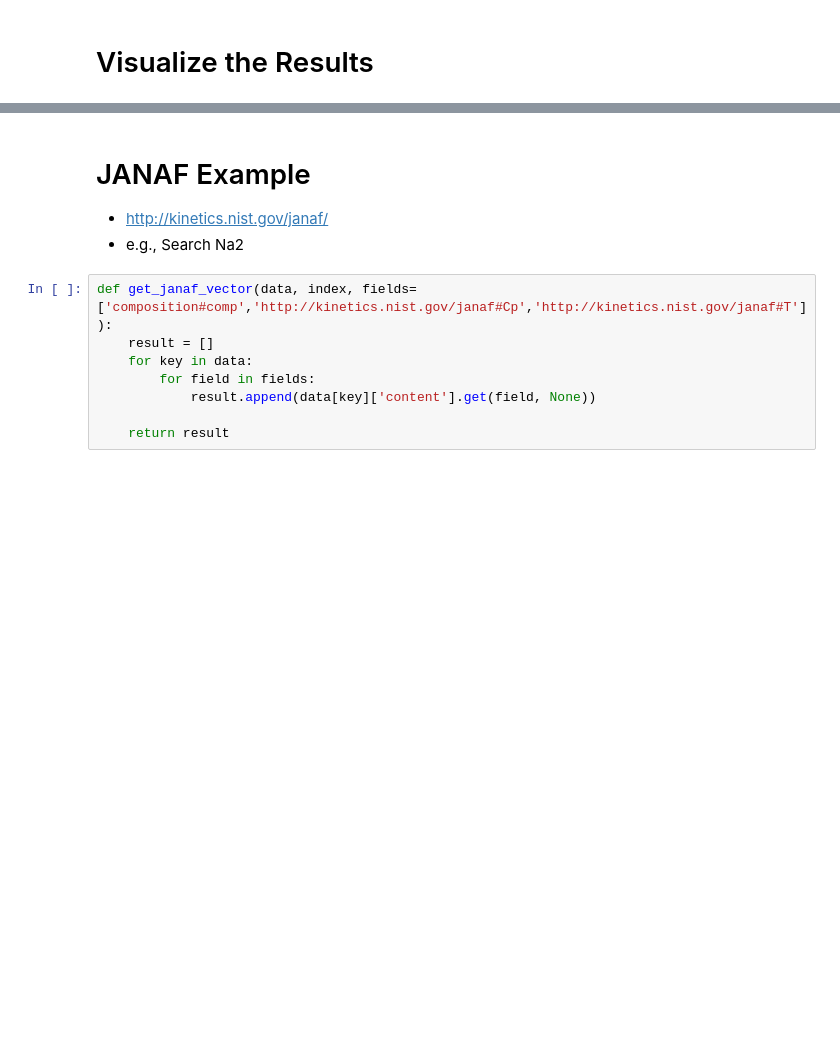
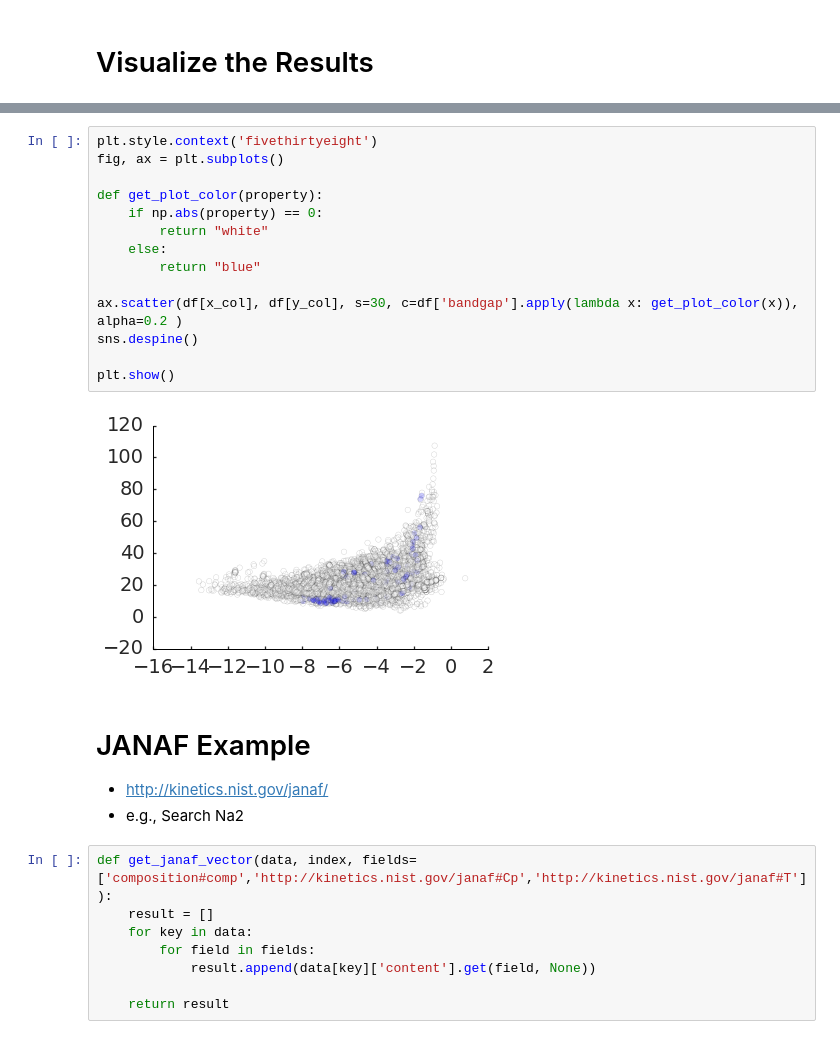
Before and after one commit to materials-data-facility/forge, a Jupyter notebook: prototypes/sandbox.ipynb, the cells around one changed output, grey strips where cells are left out. Cells and saved outputs as stored; diff of their text form; blank space fills up the shorter version.

```diff
--- a/prototypes/sandbox.ipynb
+++ b/prototypes/sandbox.ipynb
@@ -105,3 +108,19 @@ g.set_axis_labels(x_col,y_col)
+# %%
+plt.style.context('fivethirtyeight')
+fig, ax = plt.subplots()
+
+def get_plot_color(property):
+    if np.abs(property) == 0:
+        return "white"
+    else:
+        return "blue"
+
+ax.scatter(df[x_col], df[y_col], s=30, c=df['bandgap'].apply(lambda x: get_plot_color(x)), alpha=0.2 )
+sns.despine()
+
+plt.show()
+# %% [output]
+[figure, added]
 # %% [markdown]
 # JANAF Example
 * http://kinetics.nist.gov/janaf/
```
Also changed, not shown: parts of 12 cells of this notebook.
